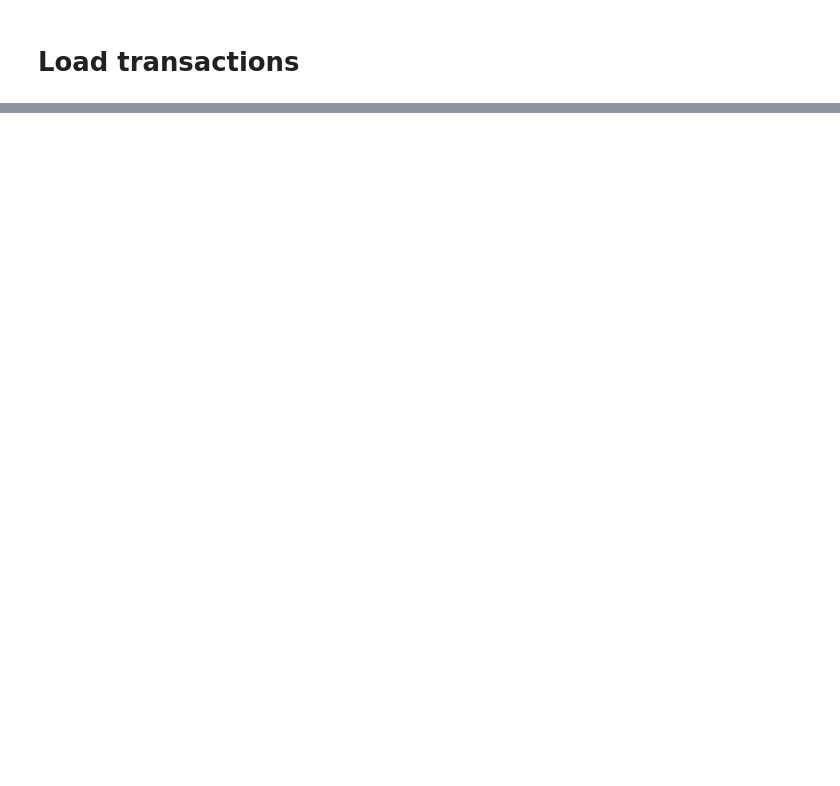
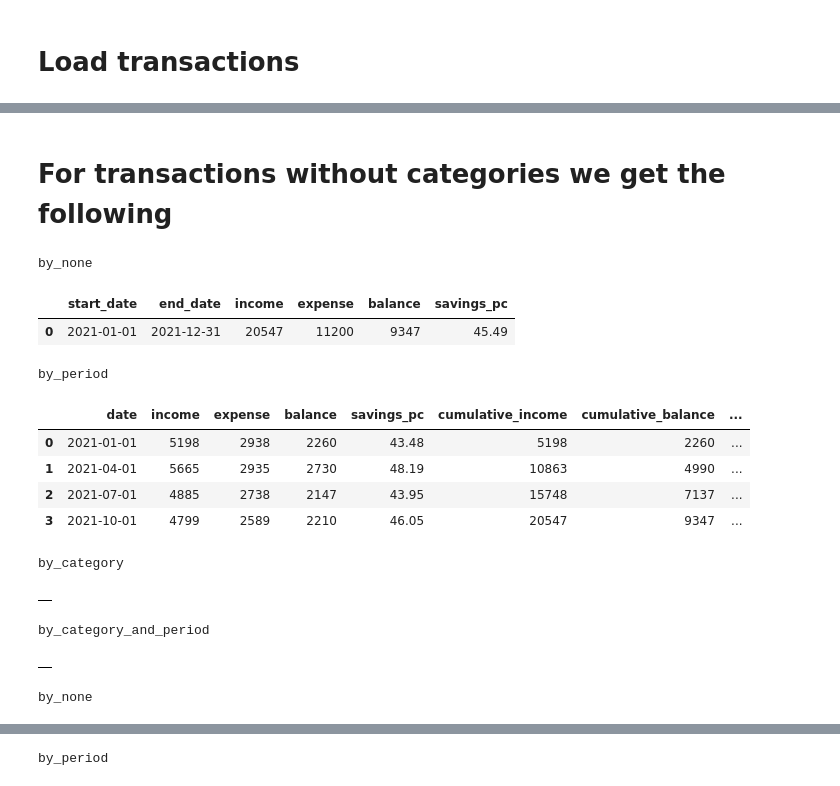
Before and after one commit to araichev/mustaching, a Jupyter notebook: notebooks/examples.ipynb, the cells around one changed output, grey strips where cells are left out. Cells and saved outputs as stored; diff of their text form; code cells hidden in the pictures; blank space fills up the shorter version.

```diff
--- a/notebooks/examples.ipynb
+++ b/notebooks/examples.ipynb
@@ -99,0 +89,27 @@ ms.plot(s3)
+# %% [markdown]
+# For transactions without categories we get the following
+# %%
+summary = ms.summarize(transactions.drop("category", axis="columns"), freq="QS")
+for k, v in summary.items():
+    print(k)
+    display(v)
+
+plot = ms.plot(summary, currency="$")  # dictionary of kind -> Plotly figure
+for k, v in plot.items():
+    print(k)
+    display(v)
+# %% [output]
+by_none
+|  | start_date | end_date | income | expense | balance | savings_pc |
+| 0 | 2021-01-01 | 2021-12-31 | 20547 | 11200 | 9347 | 45.49 |
+by_period
+|  | date | income | expense | balance | savings_pc | cumulative_income | cumulative_balance | ... |
+| 0 | 2021-01-01 | 5198 | 2938 | 2260 | 43.48 | 5198 | 2260 | ... |
+| 1 | 2021-04-01 | 5665 | 2935 | 2730 | 48.19 | 10863 | 4990 | ... |
+| 2 | 2021-07-01 | 4885 | 2738 | 2147 | 43.95 | 15748 | 7137 | ... |
+| 3 | 2021-10-01 | 4799 | 2589 | 2210 | 46.05 | 20547 | 9347 | ... |
+by_category
+|  |
+by_category_and_period
+|  |
+by_none
@@ -99,0 +117 @@ ms.plot(s3)
+by_period
```
Also changed, not shown: parts of 11 cells of this notebook, 8 other files.
